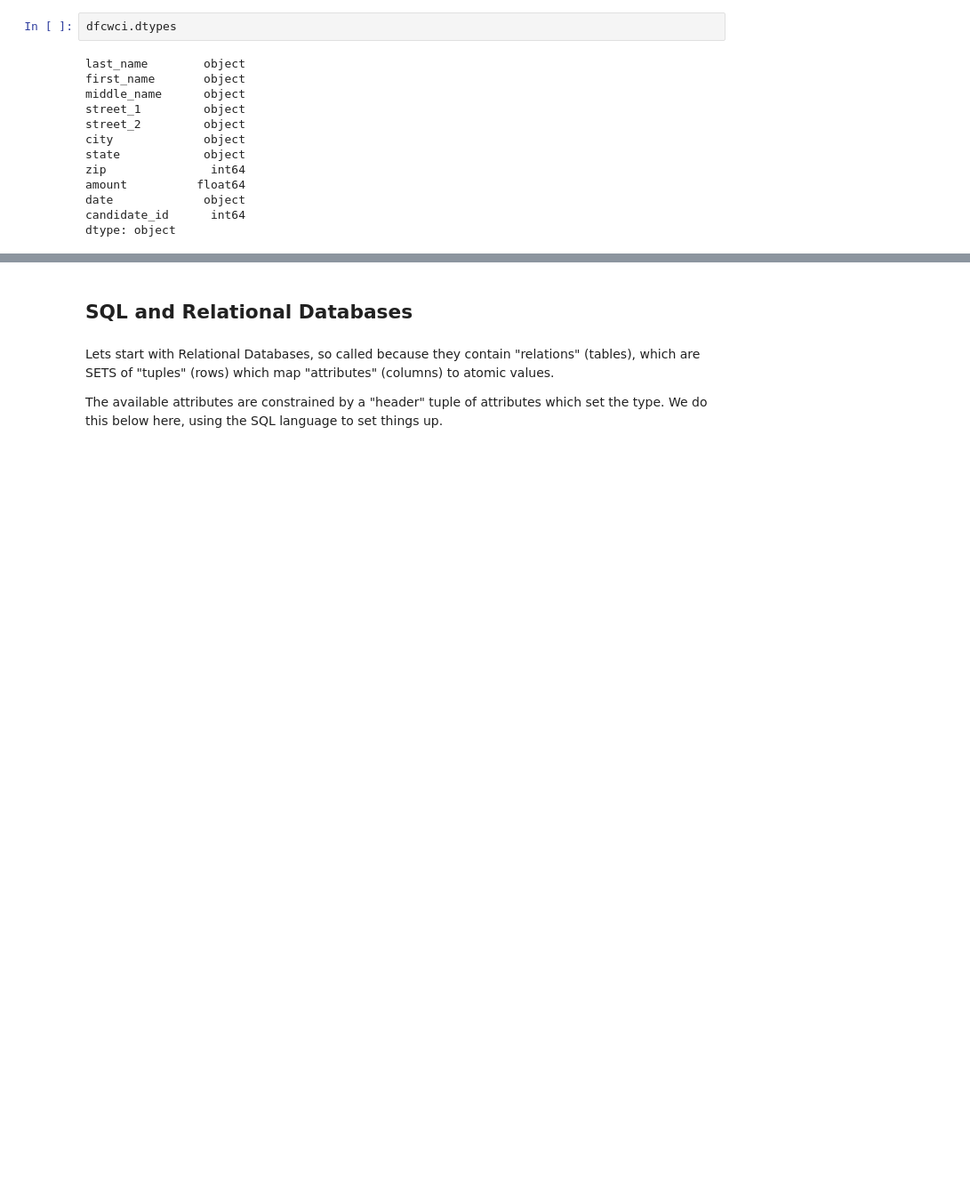
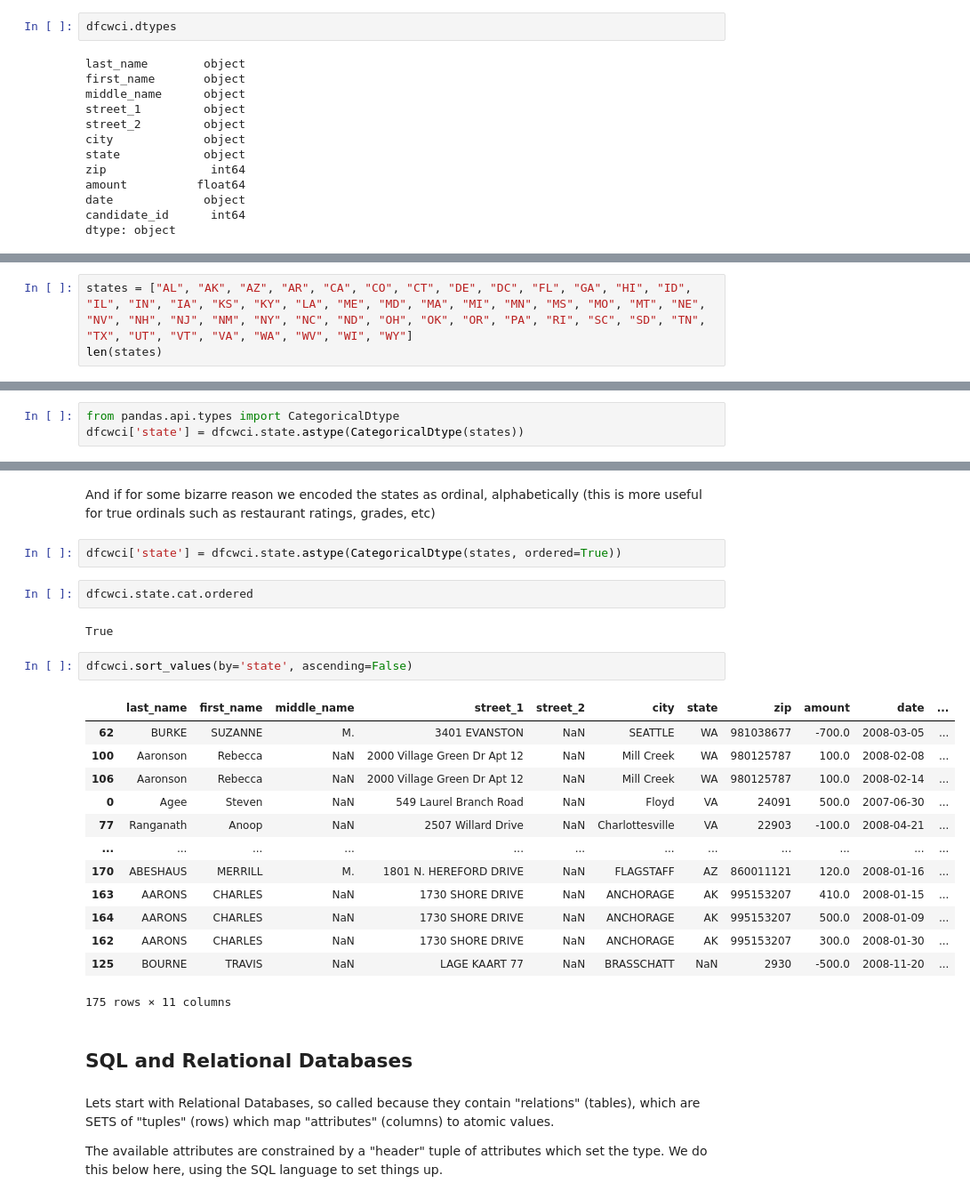
Before and after one commit to manila-devaraj/DataAndBases, a Jupyter notebook: data_and_bases.ipynb, the cells around one changed output, grey strips where cells are left out. Shown at 89% size. Cells and saved outputs as stored; diff of their text form; blank space fills up the shorter version.

```diff
--- a/data_and_bases.ipynb
+++ b/data_and_bases.ipynb
@@ -297,0 +384,3 @@ dtype: object
+# %%
+states = ["AL", "AK", "AZ", "AR", "CA", "CO", "CT", "DE", "DC", "FL", "GA", "HI", "ID", "IL", "IN", "IA", "KS", "KY", "LA", "ME", "MD", "MA", "MI", "MN", "MS", "MO", "MT", "NE", "NV", "NH", "NJ", "NM", "NY", "NC", "ND", "OH", "OK", "OR", "PA", "RI", "SC", "SD", "TN", "TX", "UT", "VT", "VA", "WA", "WV", "WI", "WY"]
+len(states)
@@ -297,0 +389,3 @@ dtype: object
+# %%
+from pandas.api.types import CategoricalDtype
+dfcwci['state'] = dfcwci.state.astype(CategoricalDtype(states))
@@ -298,3 +407,27 @@ dtype: object
+# %% [markdown]
+And if for some bizarre reason we encoded the states as ordinal, alphabetically (this is more useful for true ordinals such as restaurant ratings, grades, etc)
+# %%
+dfcwci['state'] = dfcwci.state.astype(CategoricalDtype(states, ordered=True))
+# %%
+dfcwci.state.cat.ordered
+# %% [output]
+True
+# %%
+dfcwci.sort_values(by='state', ascending=False)
+# %% [output]
+|  | last_name | first_name | middle_name | street_1 | street_2 | city | state | zip | amount | date | ... |
+| 62 | BURKE | SUZANNE | M. | 3401 EVANSTON | NaN | SEATTLE | WA | 981038677 | -700.0 | 2008-03-05 | ... |
+| 100 | Aaronson | Rebecca | NaN | 2000 Village Green Dr Apt 12 | NaN | Mill Creek | WA | 980125787 | 100.0 | 2008-02-08 | ... |
+| 106 | Aaronson | Rebecca | NaN | 2000 Village Green Dr Apt 12 | NaN | Mill Creek | WA | 980125787 | 100.0 | 2008-02-14 | ... |
+| 0 | Agee | Steven | NaN | 549 Laurel Branch Road | NaN | Floyd | VA | 24091 | 500.0 | 2007-06-30 | ... |
+| 77 | Ranganath | Anoop | NaN | 2507 Willard Drive | NaN | Charlottesville | VA | 22903 | -100.0 | 2008-04-21 | ... |
+| ... | ... | ... | ... | ... | ... | ... | ... | ... | ... | ... | ... |
+| 170 | ABESHAUS | MERRILL | M. | 1801 N. HEREFORD DRIVE | NaN | FLAGSTAFF | AZ | 860011121 | 120.0 | 2008-01-16 | ... |
+| 163 | AARONS | CHARLES | NaN | 1730 SHORE DRIVE | NaN | ANCHORAGE | AK | 995153207 | 410.0 | 2008-01-15 | ... |
+| 164 | AARONS | CHARLES | NaN | 1730 SHORE DRIVE | NaN | ANCHORAGE | AK | 995153207 | 500.0 | 2008-01-09 | ... |
+| 162 | AARONS | CHARLES | NaN | 1730 SHORE DRIVE | NaN | ANCHORAGE | AK | 995153207 | 300.0 | 2008-01-30 | ... |
+| 125 | BOURNE | TRAVIS | NaN | LAGE KAART 77 | NaN | BRASSCHATT | NaN | 2930 | -500.0 | 2008-11-20 | ... |
+175 rows × 11 columns
 # %% [markdown]
 ## SQL and Relational Databases
 # %% [markdown]
```
Also changed, not shown: parts of 21 cells of this notebook, 6 other files.
